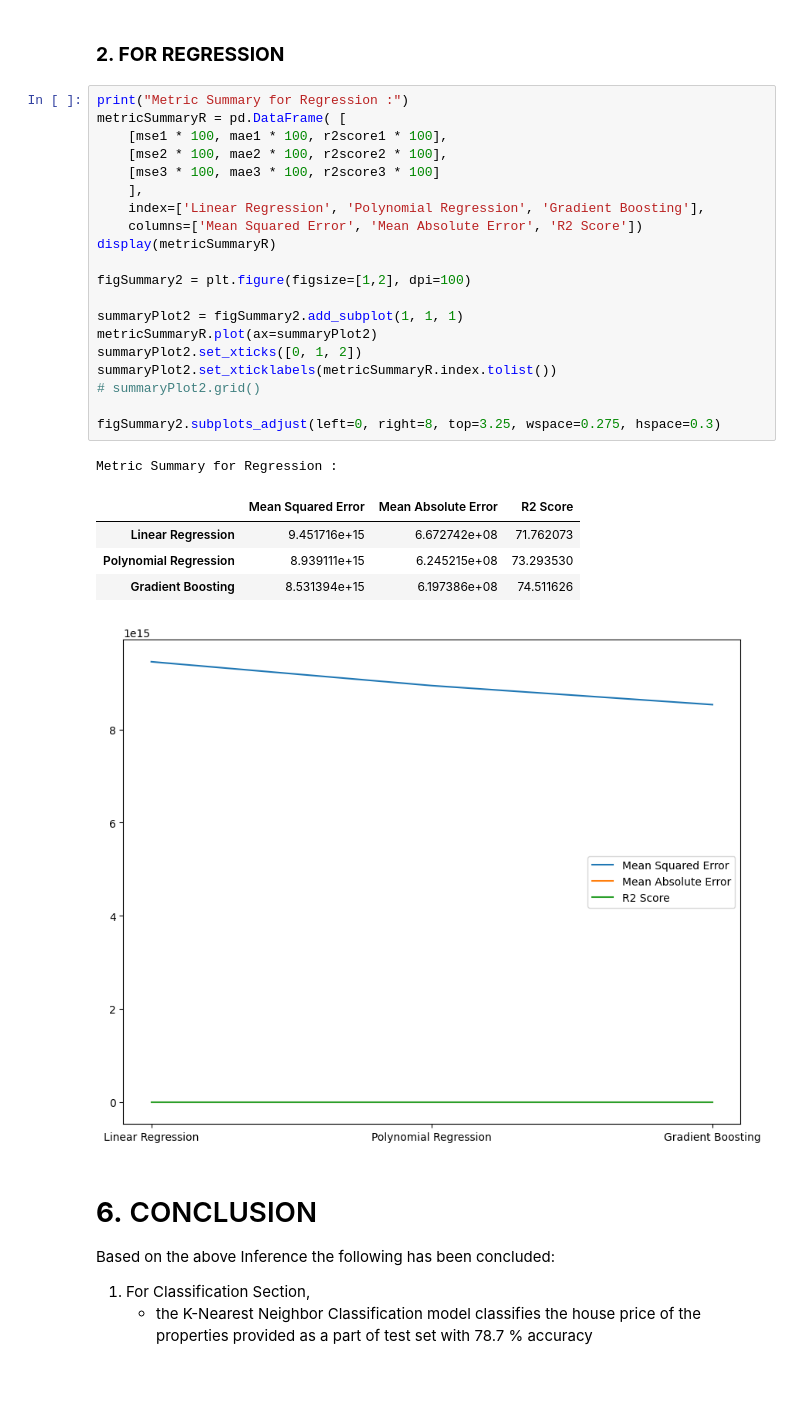
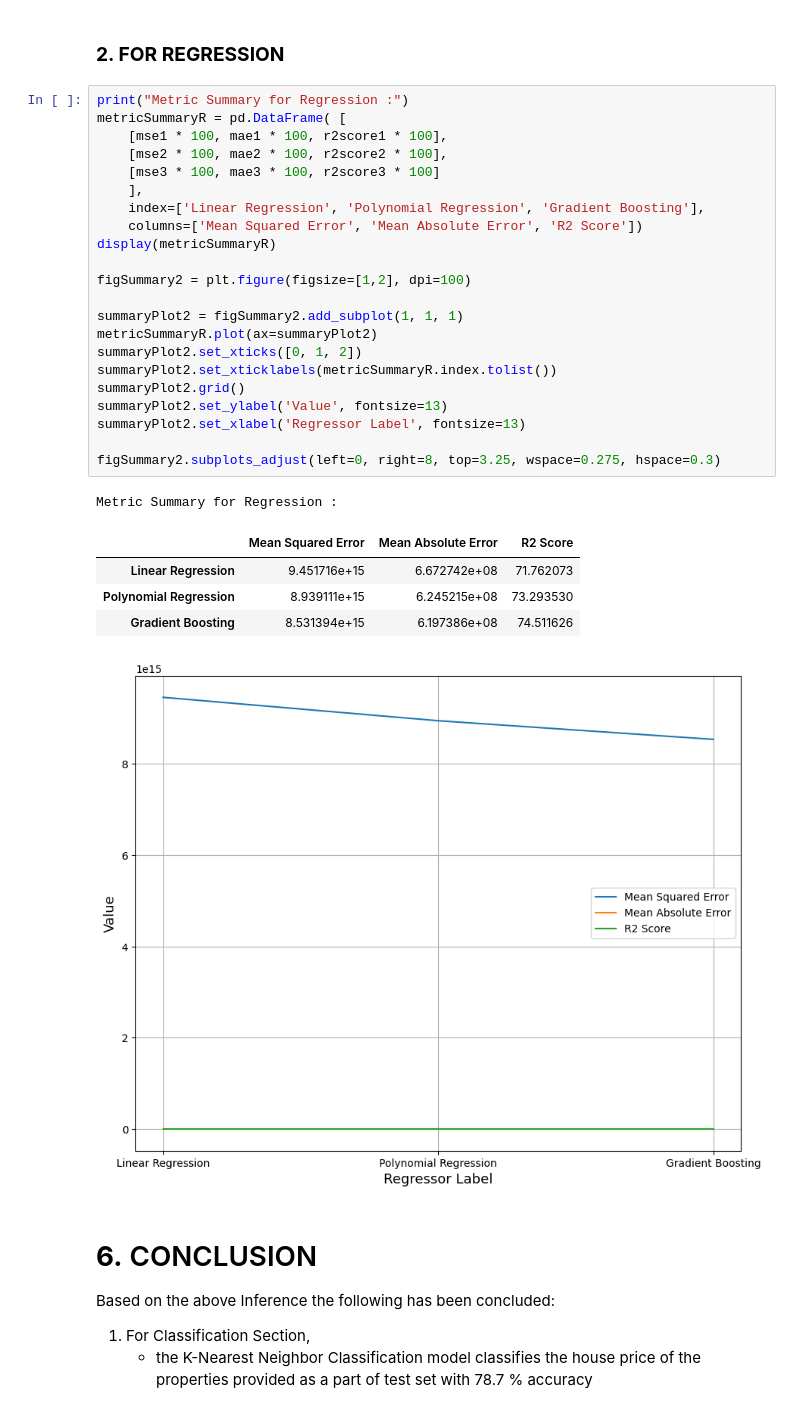
Before and after one commit to rogueboi/Machine-Learning, a Jupyter notebook: DataMining_ProjectWork.ipynb, the cells around one changed output. Cells and saved outputs as stored; diff of their text form; blank space fills up the shorter version.

```diff
--- a/DataMining_ProjectWork.ipynb
+++ b/DataMining_ProjectWork.ipynb
@@ -2656,30 +2659,32 @@ Metric Summary for Classification :
 # %%
 print("Metric Summary for Regression :")
 metricSummaryR = pd.DataFrame( [
     [mse1 * 100, mae1 * 100, r2score1 * 100],
     [mse2 * 100, mae2 * 100, r2score2 * 100],
     [mse3 * 100, mae3 * 100, r2score3 * 100]
     ],
     index=['Linear Regression', 'Polynomial Regression', 'Gradient Boosting'],
     columns=['Mean Squared Error', 'Mean Absolute Error', 'R2 Score'])
 display(metricSummaryR)
 
 figSummary2 = plt.figure(figsize=[1,2], dpi=100)
 
 summaryPlot2 = figSummary2.add_subplot(1, 1, 1)
 metricSummaryR.plot(ax=summaryPlot2)
 summaryPlot2.set_xticks([0, 1, 2])
 summaryPlot2.set_xticklabels(metricSummaryR.index.tolist())
-# summaryPlot2.grid()
+summaryPlot2.grid()
+summaryPlot2.set_ylabel('Value', fontsize=13)
+summaryPlot2.set_xlabel('Regressor Label', fontsize=13)
 
 figSummary2.subplots_adjust(left=0, right=8, top=3.25, wspace=0.275, hspace=0.3)
 # %% [output]
 Metric Summary for Regression :
 |  | Mean Squared Error | Mean Absolute Error | R2 Score |
 | Linear Regression | 9.451716e+15 | 6.672742e+08 | 71.762073 |
 | Polynomial Regression | 8.939111e+15 | 6.245215e+08 | 73.293530 |
 | Gradient Boosting | 8.531394e+15 | 6.197386e+08 | 74.511626 |
-[figure, old version]
+[figure, new version]
 # %% [markdown]
 # **6.** CONCLUSION
 
```
Also changed, not shown: parts of 15 cells of this notebook.
